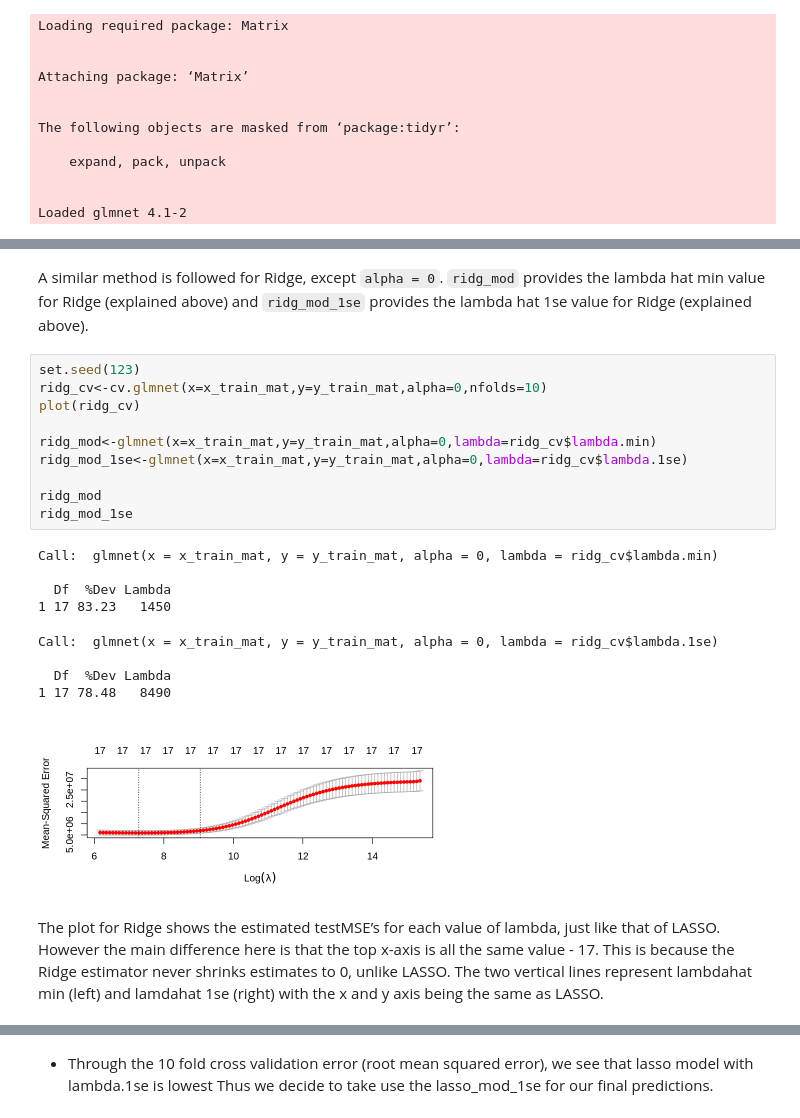
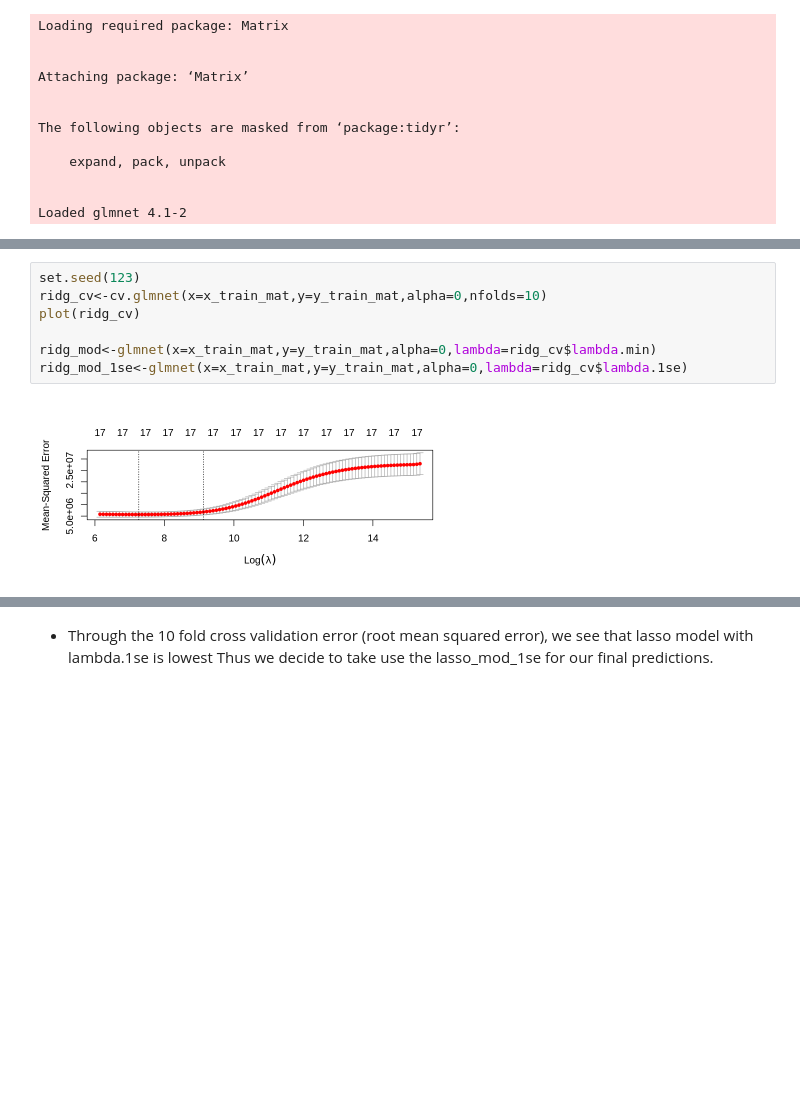
Before and after one commit to NingWang0123/stat301_group_project, a Jupyter notebook: stat301_proposal.ipynb, the cells around one changed output, grey strips where cells are left out. Cells and saved outputs as stored; diff of their text form; blank space fills up the shorter version.

```diff
--- a/stat301_proposal.ipynb
+++ b/stat301_proposal.ipynb
@@ -432,25 +404,9 @@ The plot shows the estimated testMSE on the y-axis for a grid of values of lambd
-# %% [markdown]
-A similar method is followed for Ridge, except `alpha = 0`.
-`ridg_mod` provides the lambda hat min value for Ridge (explained above) and `ridg_mod_1se` provides the lambda hat 1se value for Ridge (explained above).
 # %%
 set.seed(123)
 ridg_cv<-cv.glmnet(x=x_train_mat,y=y_train_mat,alpha=0,nfolds=10)
 plot(ridg_cv)
 
 ridg_mod<-glmnet(x=x_train_mat,y=y_train_mat,alpha=0,lambda=ridg_cv$lambda.min)
 ridg_mod_1se<-glmnet(x=x_train_mat,y=y_train_mat,alpha=0,lambda=ridg_cv$lambda.1se)
-
-ridg_mod
-ridg_mod_1se
 # %% [output]
-Call:  glmnet(x = x_train_mat, y = y_train_mat, alpha = 0, lambda = ridg_cv$lambda.min)
-
-  Df  %Dev Lambda
-1 17 83.23   1450
-Call:  glmnet(x = x_train_mat, y = y_train_mat, alpha = 0, lambda = ridg_cv$lambda.1se)
-
-  Df  %Dev Lambda
-1 17 78.48   8490
-[figure, old version]
+[figure, new version]
-# %% [markdown]
-The plot for Ridge shows the estimated testMSE’s for each value of lambda, just like that of LASSO. However the main difference here is that the top x-axis is all the same value - 17. This is because the Ridge estimator never shrinks estimates to 0, unlike LASSO. The two vertical lines represent lambdahat min (left) and lamdahat 1se (right) with the x and y axis being the same as LASSO.
```
Also changed, not shown: parts of 18 cells of this notebook.
